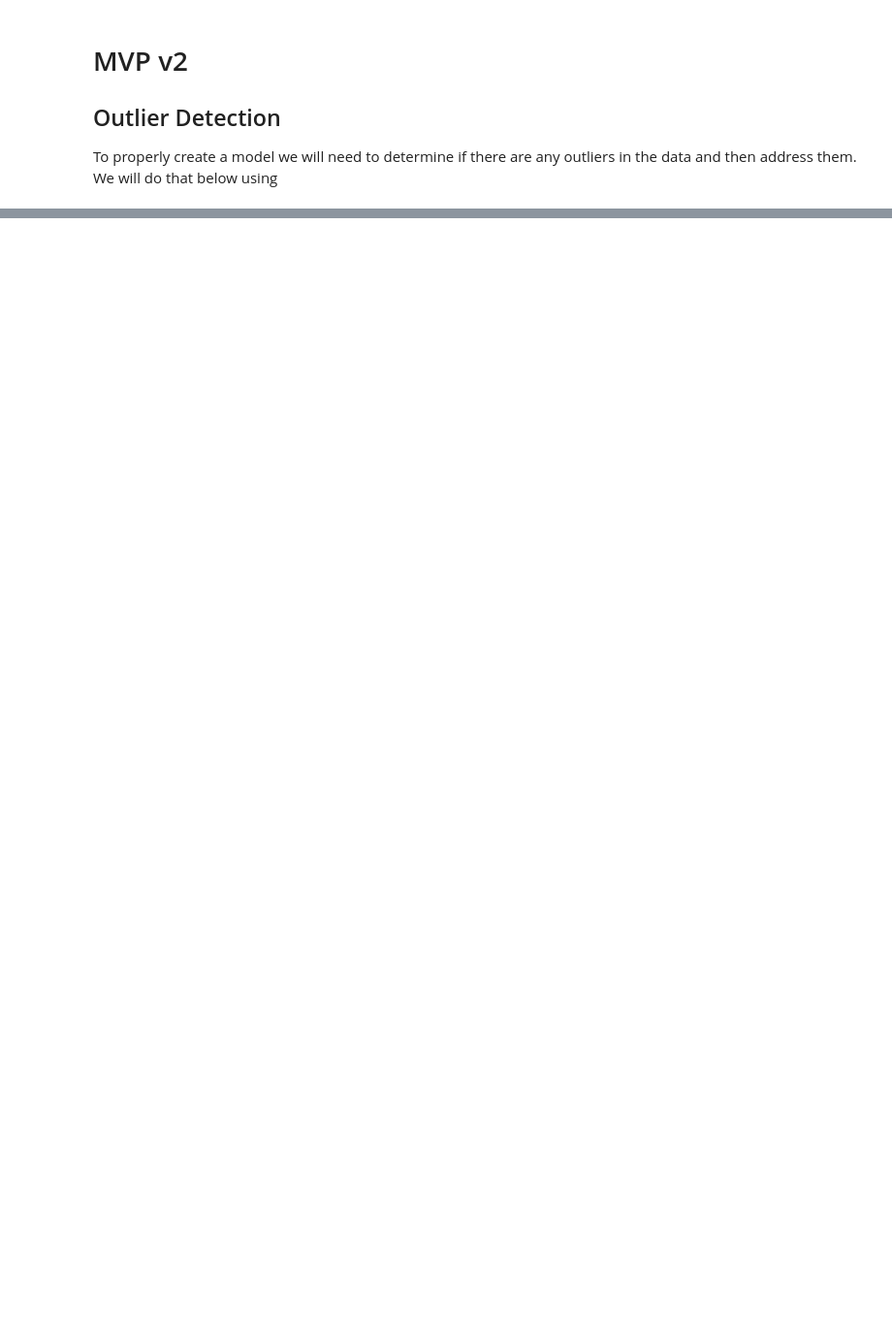
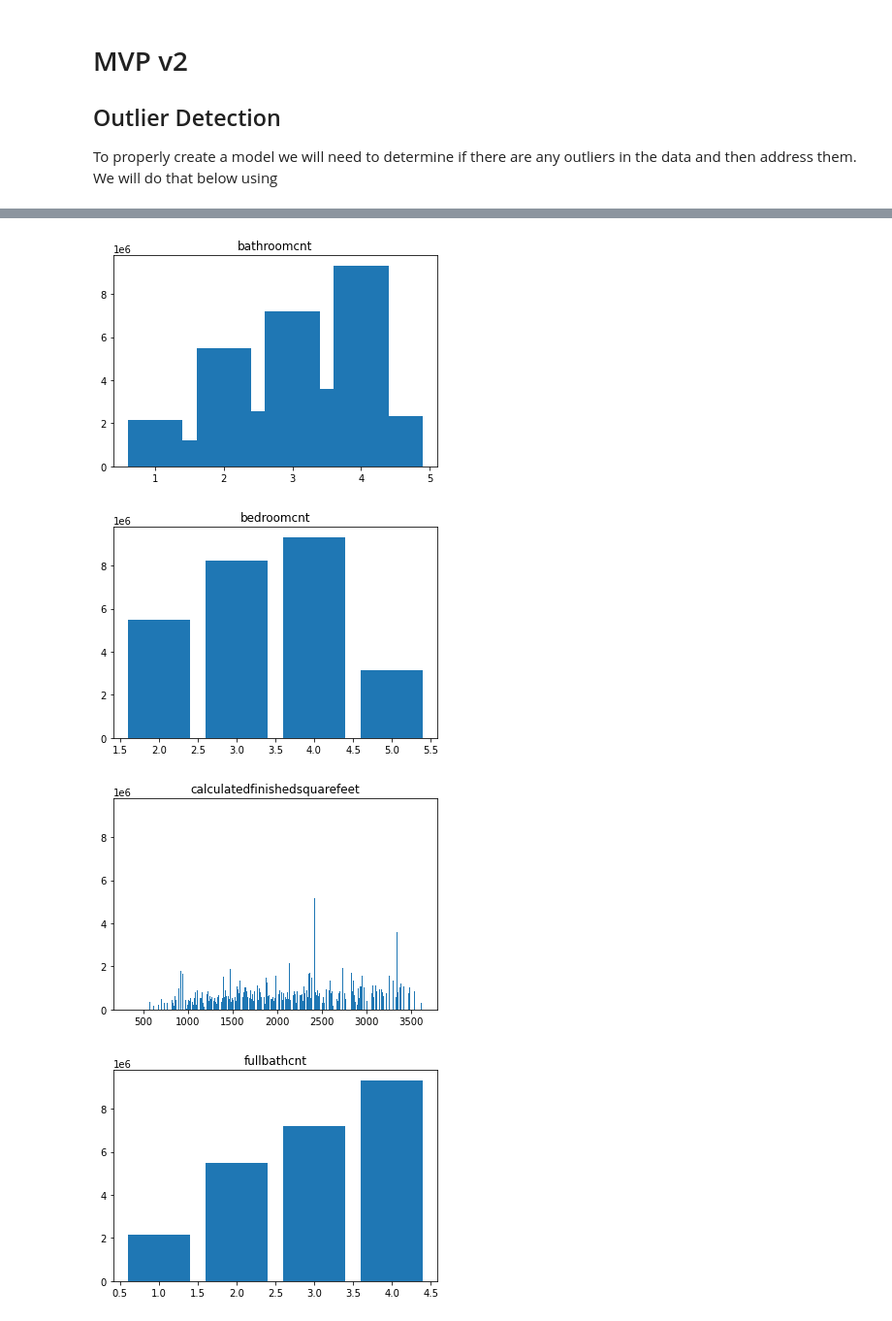
Before and after one commit to Robust-Analytics/zillow-project, a Jupyter notebook: tony_explore.ipynb, the cells around one changed output, grey strips where cells are left out. Shown at 97% size. Cells and saved outputs as stored; diff of their text form; code cells hidden in the pictures; blank space fills up the shorter version.

```diff
--- a/tony_explore.ipynb
+++ b/tony_explore.ipynb
@@ -185,0 +382,16 @@ wrangle.select_kbest(k_X_train, y_train, k_features=10)
+# %%
+# Shove the X_train and y_train data sets together to be able to graph them.
+train = pd.concat([X_train, y_train], axis = 1)
+# %%
+# Create bar plot of each of the K-Best features.
+
+columns = ['bathroomcnt', 'bedroomcnt', 'calculatedfinishedsquarefeet', 'fullbathcnt', 'yearbuilt', 'propertycountylandusecode_0101', 'propertycountylandusecode_0103', 'propertycountylandusecode_0104', 'propertycountylandusecode_1', 'propertycountylandusecode_122']
+for col in columns:
+    plt.bar(train[col], train['taxvaluedollarcnt'])
+    plt.title(col)
+    plt.show()
+# %% [output]
+[figure, added]
+[figure, added]
+[figure, added]
+[figure, added]
```
Also changed, not shown: parts of 35 cells of this notebook.
